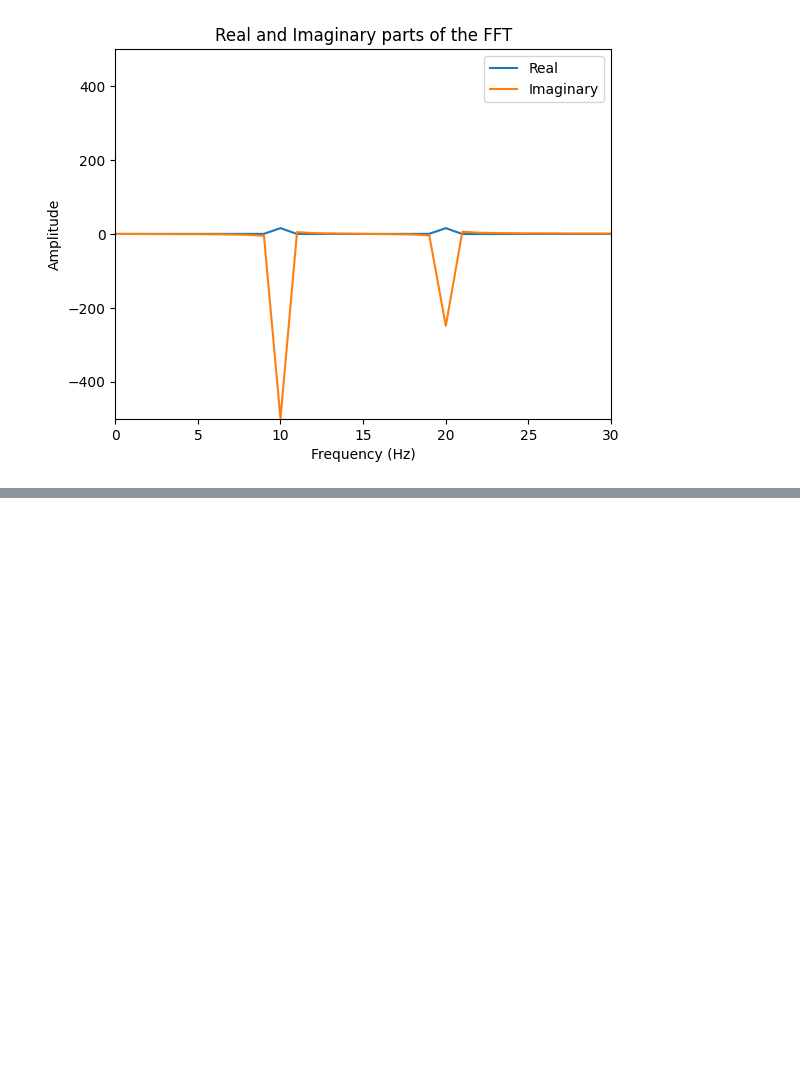
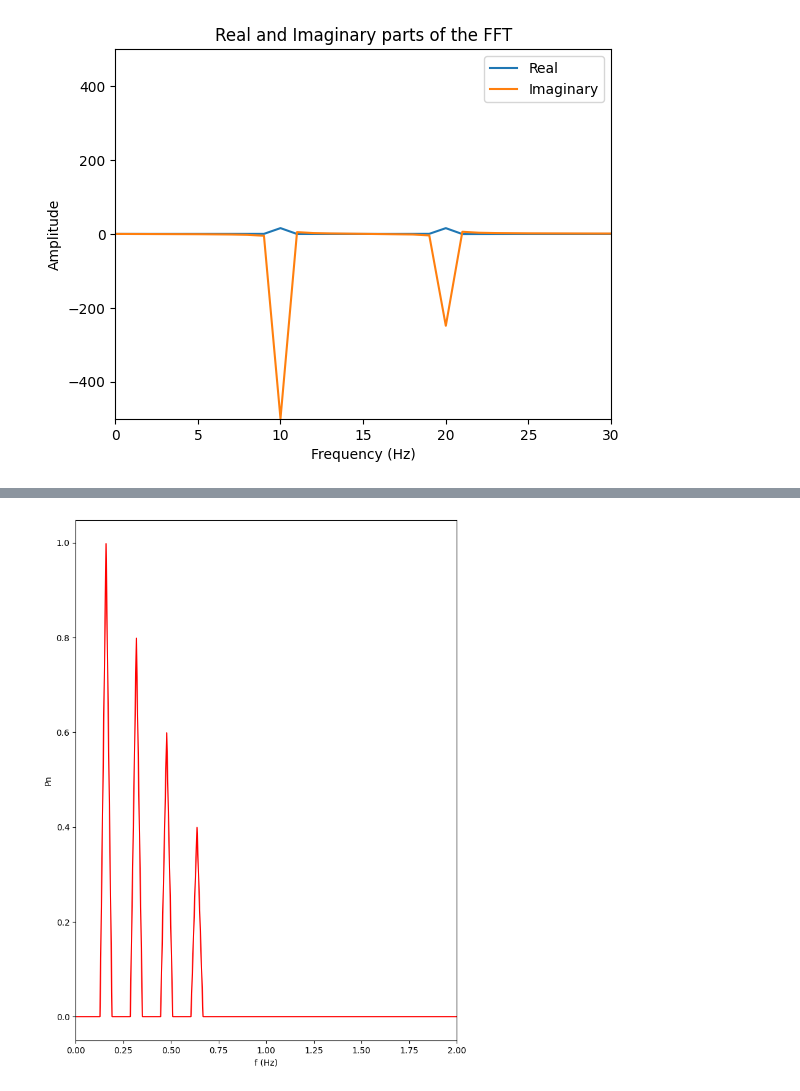
Before and after one commit to brash99/phys340, a Jupyter notebook: JupyterNotebooks/Fourier_Series/FourierTransform.ipynb, the cells around one changed output, grey strips where cells are left out. Cells and saved outputs as stored; diff of their text form; code cells hidden in the pictures; blank space fills up the shorter version.

```diff
--- a/JupyterNotebooks/Fourier_Series/FourierTransform.ipynb
+++ b/JupyterNotebooks/Fourier_Series/FourierTransform.ipynb
@@ -110,0 +235,17 @@ plt.legend()
+# %%
+fig2, axs2 = plt.subplots(nrows=1, ncols=1, figsize=(8,11))
+axs2.plot(fn,pn,'r-')
+axs2.set_xlim(0.0,2)
+
+axs2.set_xlabel('f (Hz)')
+axs2.set_ylabel('Pn')
+
+# Plot vertical lines at the base frequency and its harmonics
+plot_f_signal = False
+if (plot_f_signal):
+    axs2.axvline(x=1.0*f_signal, color='k', linestyle='--')
+    axs2.axvline(x=2.0*f_signal, color='k', linestyle='--')
+    axs2.axvline(x=3.0*f_signal, color='k', linestyle='--')
+    axs2.axvline(x=4.0*f_signal, color='k', linestyle='--')
+# %% [output]
+[figure, added]
```
Also changed, not shown: parts of 10 cells of this notebook, 2 other files.
